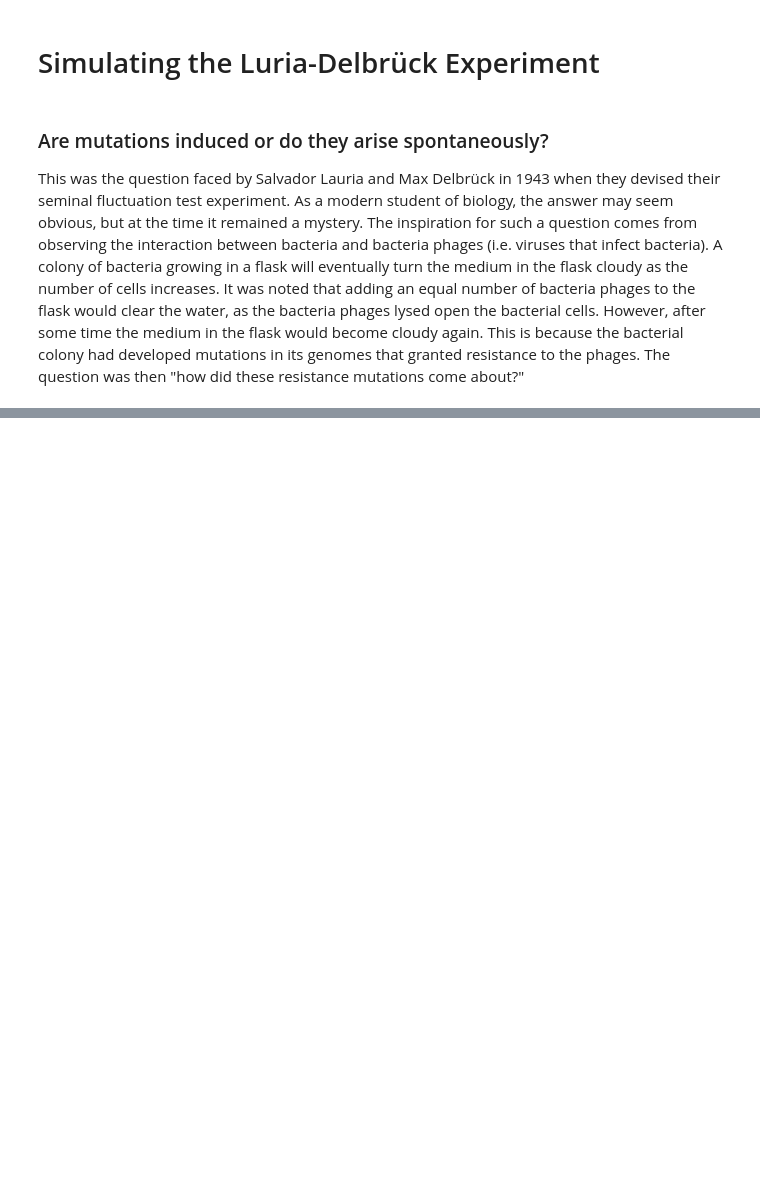
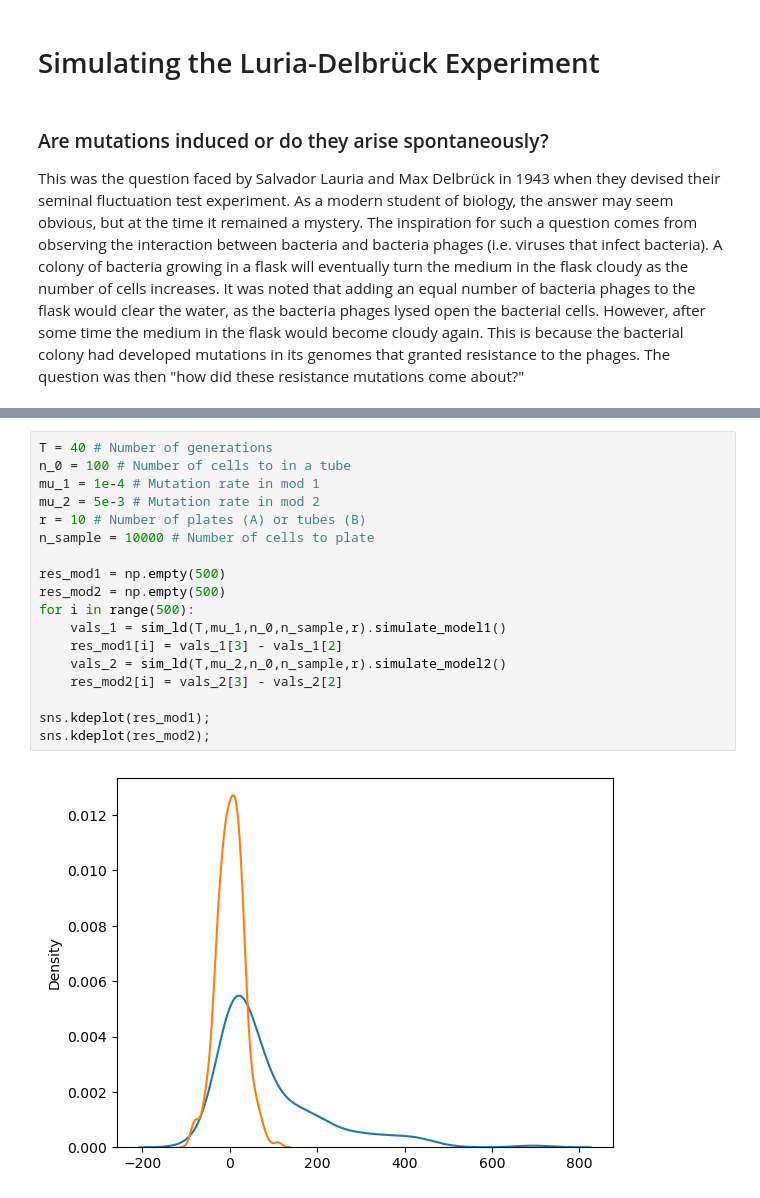
Before and after one commit to AlecJacobsen/Simulation_for_Biologists, a Jupyter notebook: Luria-Delbruck_Practical/python/Luria-Delbruck_Exp.ipynb, the cells around one changed output, grey strips where cells are left out. Saved outputs shown, nothing was run; the diff lists cells and outputs as text; blank space fills up the shorter version.

```diff
--- a/Luria-Delbruck_Practical/python/Luria-Delbruck_Exp.ipynb
+++ b/Luria-Delbruck_Practical/python/Luria-Delbruck_Exp.ipynb
@@ -151,0 +434,20 @@ print(np.var(res_A), np.var(res_B))
+# %%
+T = 40 # Number of generations
+n_0 = 100 # Number of cells to in a tube
+mu_1 = 1e-4 # Mutation rate in mod 1
+mu_2 = 5e-3 # Mutation rate in mod 2
+r = 10 # Number of plates (A) or tubes (B)
+n_sample = 10000 # Number of cells to plate
+
+res_mod1 = np.empty(500)
+res_mod2 = np.empty(500)
+for i in range(500):
+    vals_1 = sim_ld(T,mu_1,n_0,n_sample,r).simulate_model1()
+    res_mod1[i] = vals_1[3] - vals_1[2]
+    vals_2 = sim_ld(T,mu_2,n_0,n_sample,r).simulate_model2()
+    res_mod2[i] = vals_2[3] - vals_2[2]
+
+sns.kdeplot(res_mod1);
+sns.kdeplot(res_mod2);
+# %% [output]
+[figure, added]
```
Also changed, not shown: parts of 70 cells of this notebook, 1 other file.
